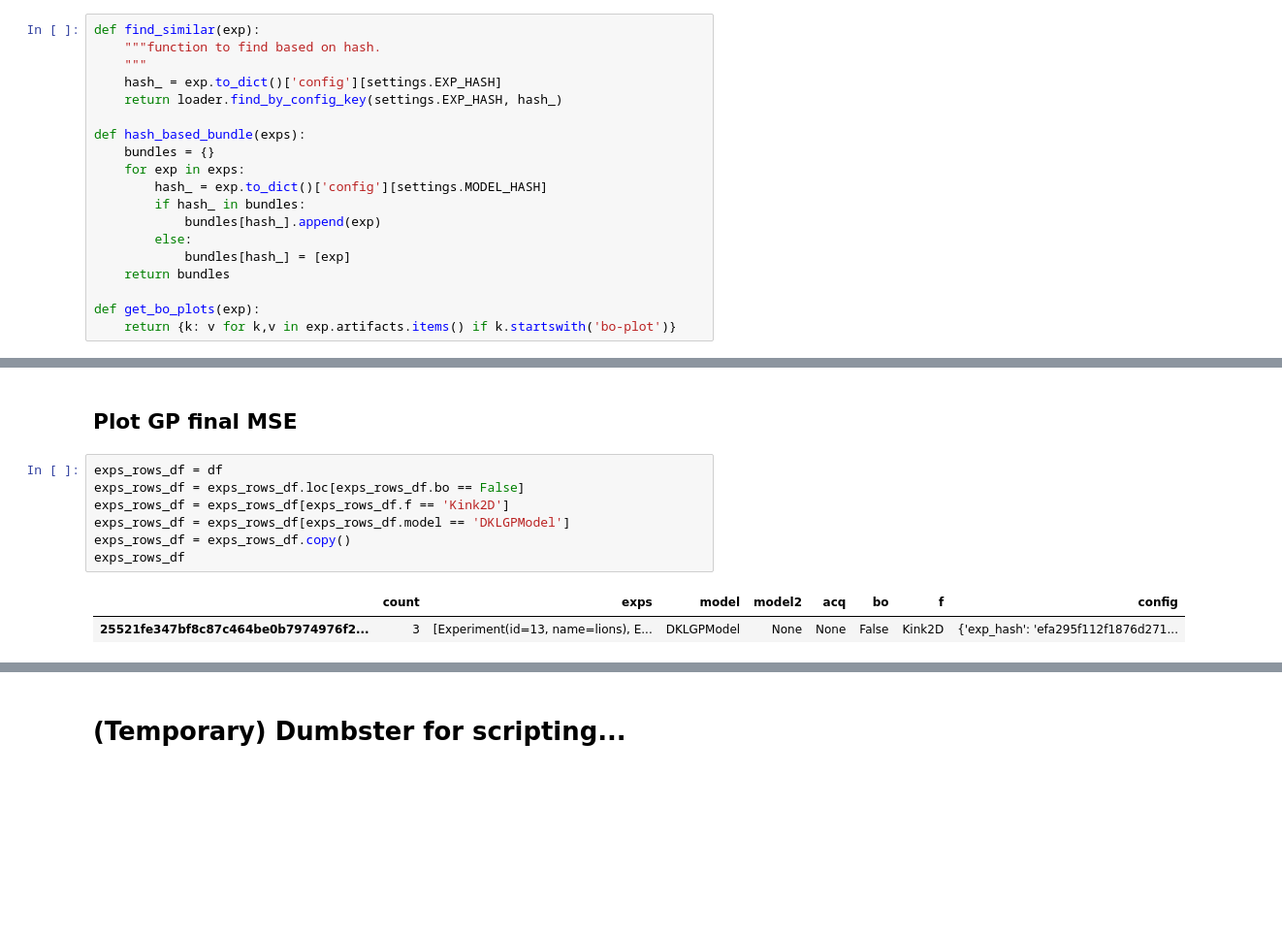
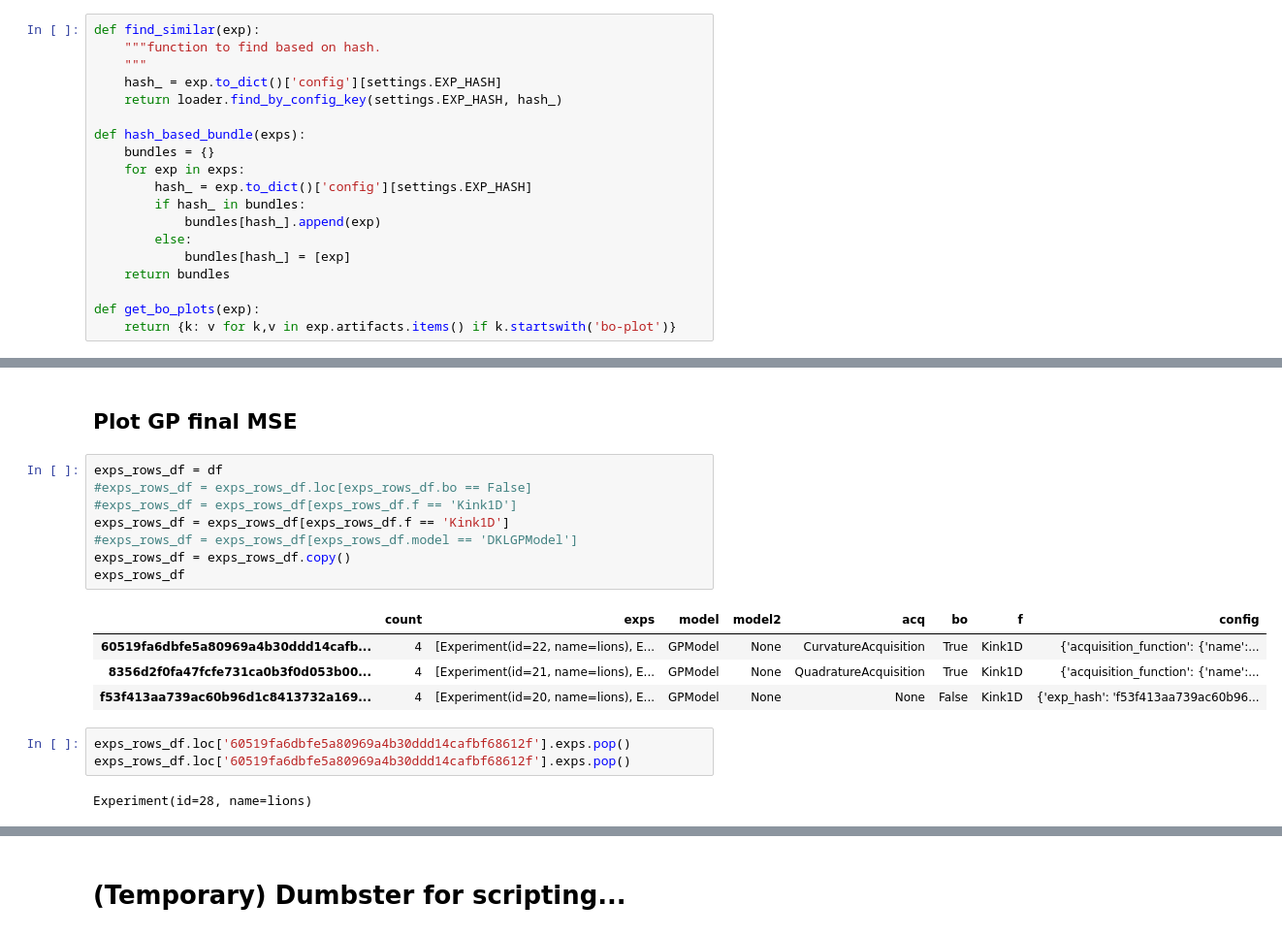
Before and after one commit to tmpethick/thesis-code, a Jupyter notebook: explorer_notebook.ipynb, the cells around one changed output, grey strips where cells are left out. Shown at 97% size. Drawn from its saved outputs; the diff is of its cells as text; blank space fills up the shorter version.

```diff
--- a/explorer_notebook.ipynb
+++ b/explorer_notebook.ipynb
@@ -29,7 +29,7 @@ def find_similar(exp):
 def hash_based_bundle(exps):
     bundles = {}
     for exp in exps:
-        hash_ = exp.to_dict()['config'][settings.MODEL_HASH]
+        hash_ = exp.to_dict()['config'][settings.EXP_HASH]
         if hash_ in bundles:
             bundles[hash_].append(exp)
         else:
@@ -115,13 +112,21 @@ for exp in exps:
 ## Plot GP final MSE
 # %%
 exps_rows_df = df
-exps_rows_df = exps_rows_df.loc[exps_rows_df.bo == False]
-exps_rows_df = exps_rows_df[exps_rows_df.f == 'Kink2D']
-exps_rows_df = exps_rows_df[exps_rows_df.model == 'DKLGPModel']
+#exps_rows_df = exps_rows_df.loc[exps_rows_df.bo == False]
+#exps_rows_df = exps_rows_df[exps_rows_df.f == 'Kink1D']
+exps_rows_df = exps_rows_df[exps_rows_df.f == 'Kink1D']
+#exps_rows_df = exps_rows_df[exps_rows_df.model == 'DKLGPModel']
 exps_rows_df = exps_rows_df.copy()
 exps_rows_df
 # %% [output]
 |  | count | exps | model | model2 | acq | bo | f | config |
-| 25521fe347bf8c87c464be0b7974976f2... | 3 | [Experiment(id=13, name=lions), E... | DKLGPModel | None | None | False | Kink2D | {'exp_hash': 'efa295f112f1876d271... |
+| 60519fa6dbfe5a80969a4b30ddd14cafb... | 4 | [Experiment(id=22, name=lions), E... | GPModel | None | CurvatureAcquisition | True | Kink1D | {'acquisition_function': {'name':... |
+| 8356d2f0fa47fcfe731ca0b3f0d053b00... | 4 | [Experiment(id=21, name=lions), E... | GPModel | None | QuadratureAcquisition | True | Kink1D | {'acquisition_function': {'name':... |
+| f53f413aa739ac60b96d1c8413732a169... | 4 | [Experiment(id=20, name=lions), E... | GPModel | None | None | False | Kink1D | {'exp_hash': 'f53f413aa739ac60b96... |
+# %%
+exps_rows_df.loc['60519fa6dbfe5a80969a4b30ddd14cafbf68612f'].exps.pop()
+exps_rows_df.loc['60519fa6dbfe5a80969a4b30ddd14cafbf68612f'].exps.pop()
+# %% [output]
+Experiment(id=28, name=lions)
 # %%
 # Stats on result
```
Also changed, not shown: parts of 9 cells of this notebook, 6 other files.
